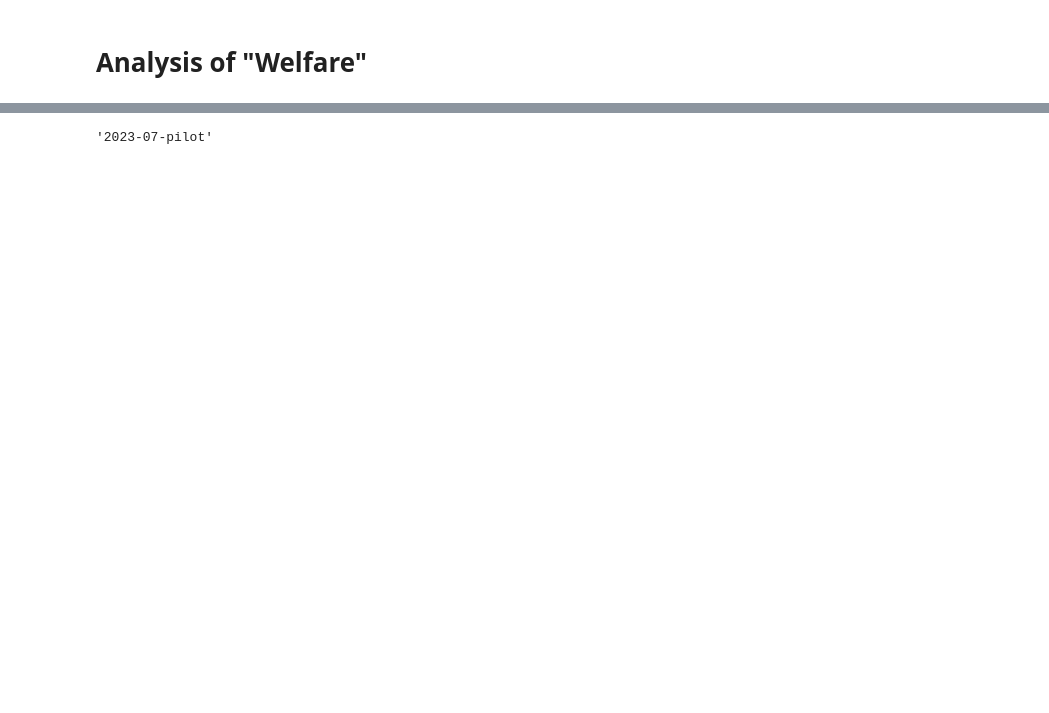
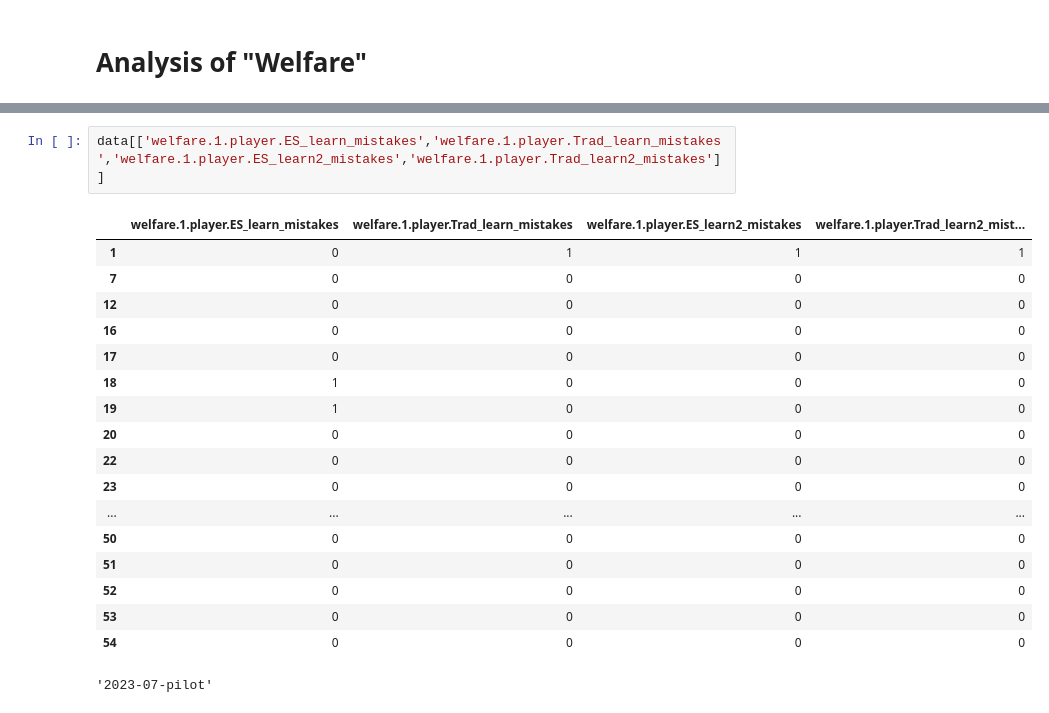
Before and after one commit to LukasBolte/Welfare2, a Jupyter notebook: data_analysis.ipynb, the cells around one changed output, grey strips where cells are left out. Saved outputs shown, nothing was run; the diff lists cells and outputs as text; blank space fills up the shorter version.

```diff
--- a/data_analysis.ipynb
+++ b/data_analysis.ipynb
@@ -307,3 +333,23 @@ Participants who confirmed their answers the first time: 1.0
+# %%
+data[['welfare.1.player.ES_learn_mistakes','welfare.1.player.Trad_learn_mistakes','welfare.1.player.ES_learn2_mistakes','welfare.1.player.Trad_learn2_mistakes']]
+# %% [output]
+|  | welfare.1.player.ES_learn_mistakes | welfare.1.player.Trad_learn_mistakes | welfare.1.player.ES_learn2_mistakes | welfare.1.player.Trad_learn2_mist... |
+| 1 | 0 | 1 | 1 | 1 |
+| 7 | 0 | 0 | 0 | 0 |
+| 12 | 0 | 0 | 0 | 0 |
+| 16 | 0 | 0 | 0 | 0 |
+| 17 | 0 | 0 | 0 | 0 |
+| 18 | 1 | 0 | 0 | 0 |
+| 19 | 1 | 0 | 0 | 0 |
+| 20 | 0 | 0 | 0 | 0 |
+| 22 | 0 | 0 | 0 | 0 |
+| 23 | 0 | 0 | 0 | 0 |
+| ... | ... | ... | ... | ... |
+| 50 | 0 | 0 | 0 | 0 |
+| 51 | 0 | 0 | 0 | 0 |
+| 52 | 0 | 0 | 0 | 0 |
+| 53 | 0 | 0 | 0 | 0 |
+| 54 | 0 | 0 | 0 | 0 |
 # %%
 # %% [output]
 '2023-07-pilot'
```
Also changed, not shown: parts of 2 cells of this notebook, 26 other files.
